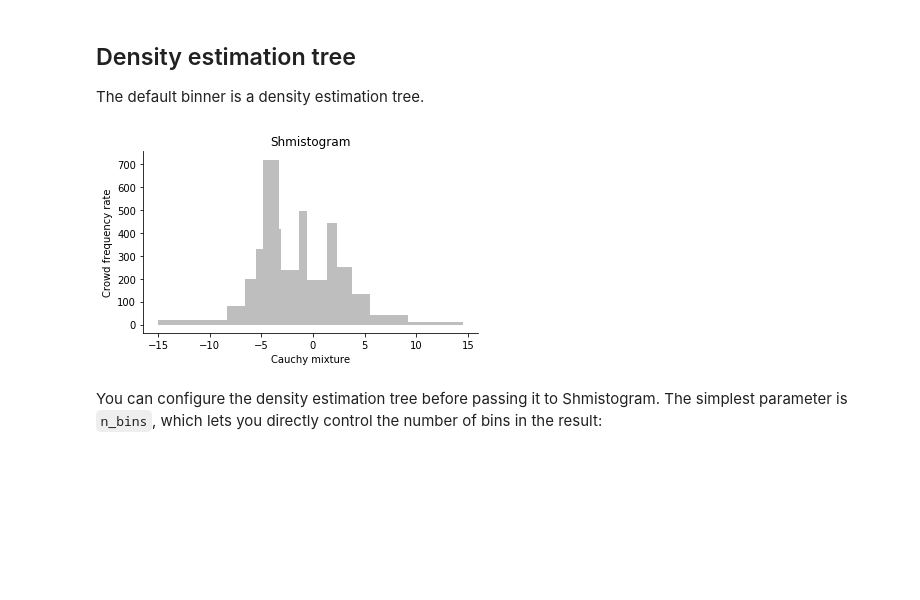
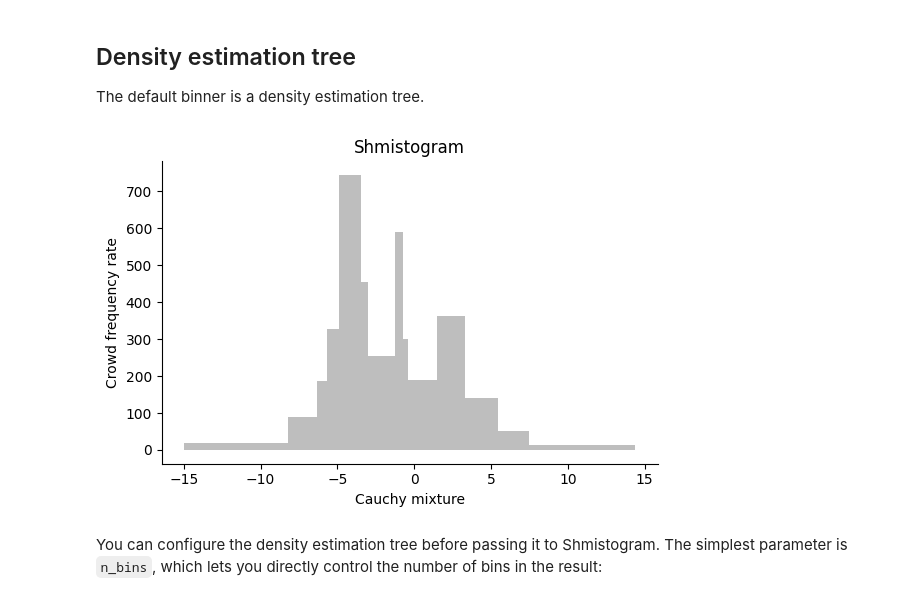
Before and after one commit to zkurtz/shmistogram, a Jupyter notebook: demo/binning_methods.ipynb, the cells around one changed output. Saved outputs shown, nothing was run; the diff lists cells and outputs as text; code cells hidden in the pictures; blank space fills up the shorter version.

```diff
--- a/demo/binning_methods.ipynb
+++ b/demo/binning_methods.ipynb
@@ -15,12 +5,23 @@ x = sh.simulations.cauchy_mixture()
+# %%
+import shmistogram as sh
+from shmistogram.binners.agglomerate import Agglomerator
+from shmistogram.binners.bayesblocks import BayesianBlocks
+from shmistogram.binners.det import DensityEstimationTree
+from shmistogram.simulations.univariate import cauchy_mixture
+
+%matplotlib inline
+
+# Simulate a mixture of Cauchy distributions
+sample_values = cauchy_mixture(seed=0, truncate=True)
 # %% [markdown]
 ## Density estimation tree
 
 The default binner is a density estimation tree.
 # %%
-det = sh.Shmistogram(x)
+det = sh.Shmistogram(sample_values)
 det.plot(name="Cauchy mixture")
 # %% [output]
-[figure, old version]
+[figure, new version]
 # %% [markdown]
 You can configure the density estimation tree before passing it to Shmistogram. The simplest parameter is `n_bins`, which lets you directly control the number of bins in the result:
 # %%
```
Also changed, not shown: parts of 6 cells of this notebook, 9 other files.
